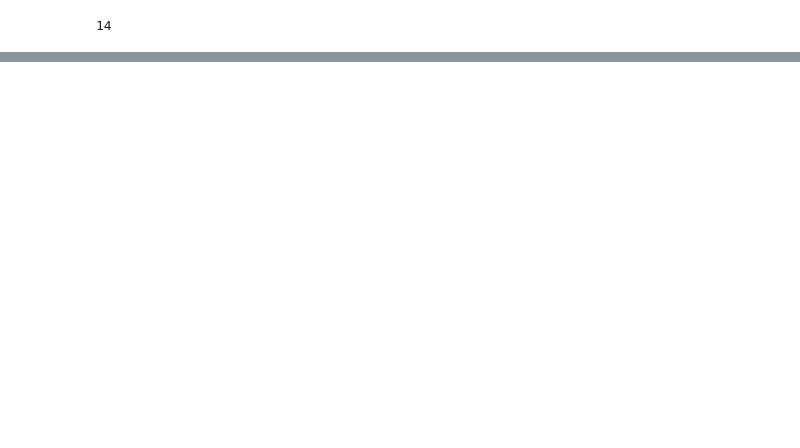
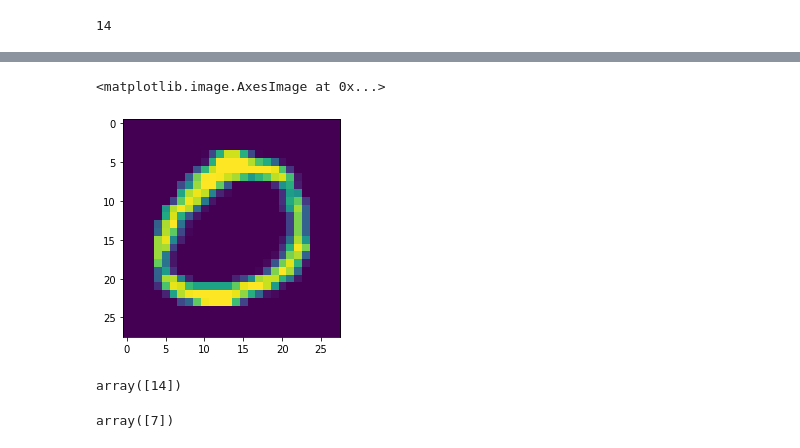
Before and after one commit to PN-picsell/ia_cloud, a Jupyter notebook: FRANTZ_Corentin/tp3_wordDetection/main.ipynb, the cells around one changed output, grey strips where cells are left out. Saved outputs shown, nothing was run; the diff lists cells and outputs as text; code cells hidden in the pictures; blank space fills up the shorter version.

```diff
--- a/FRANTZ_Corentin/tp3_wordDetection/main.ipynb
+++ b/FRANTZ_Corentin/tp3_wordDetection/main.ipynb
@@ -187,0 +294,16 @@ NameError: name 'EarlyStopping' is not defined
+# %%
+letter_to_predict = X_test[0]
+# %%
+plt.imshow(letter_to_predict.reshape(28,28))
+# %% [output]
+<matplotlib.image.AxesImage at 0x...>
+[figure, added]
+# %%
+model.predict_classes(letter_to_predict.reshape(1,28,28,1))
+# %% [output]
+array([14])
+# %%
+letter_to_predict2 = X_test[77]
+model.predict_classes(letter_to_predict2.reshape(1,28,28,1))
+# %% [output]
+array([7])
```
Also changed, not shown: parts of 22 cells of this notebook.
